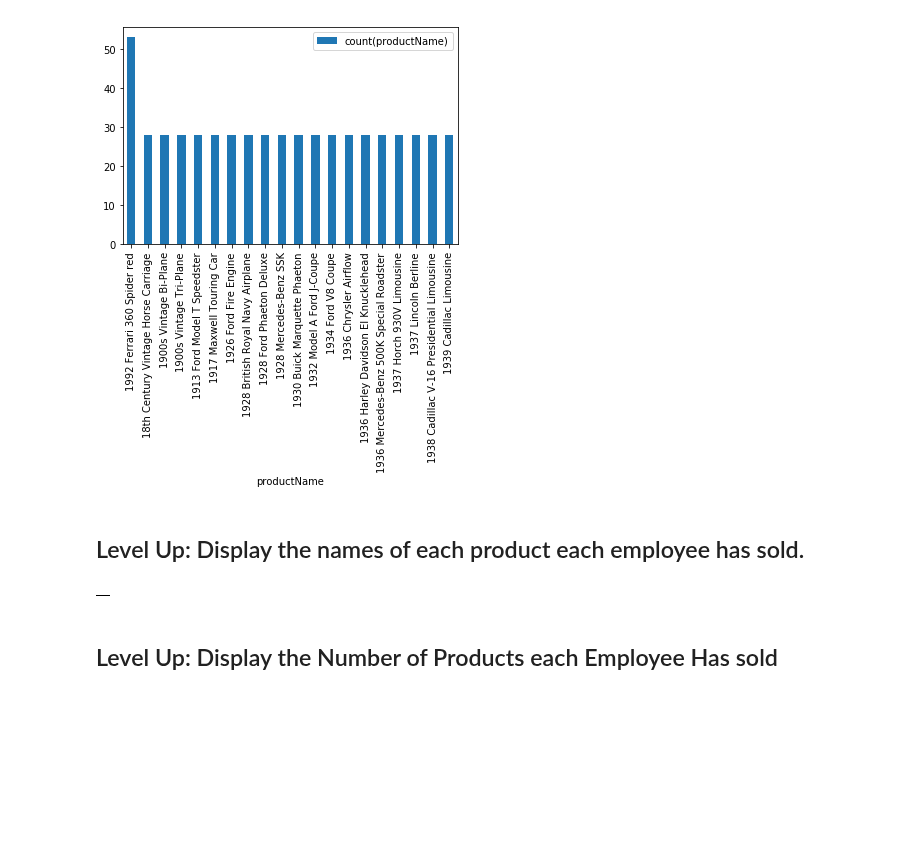
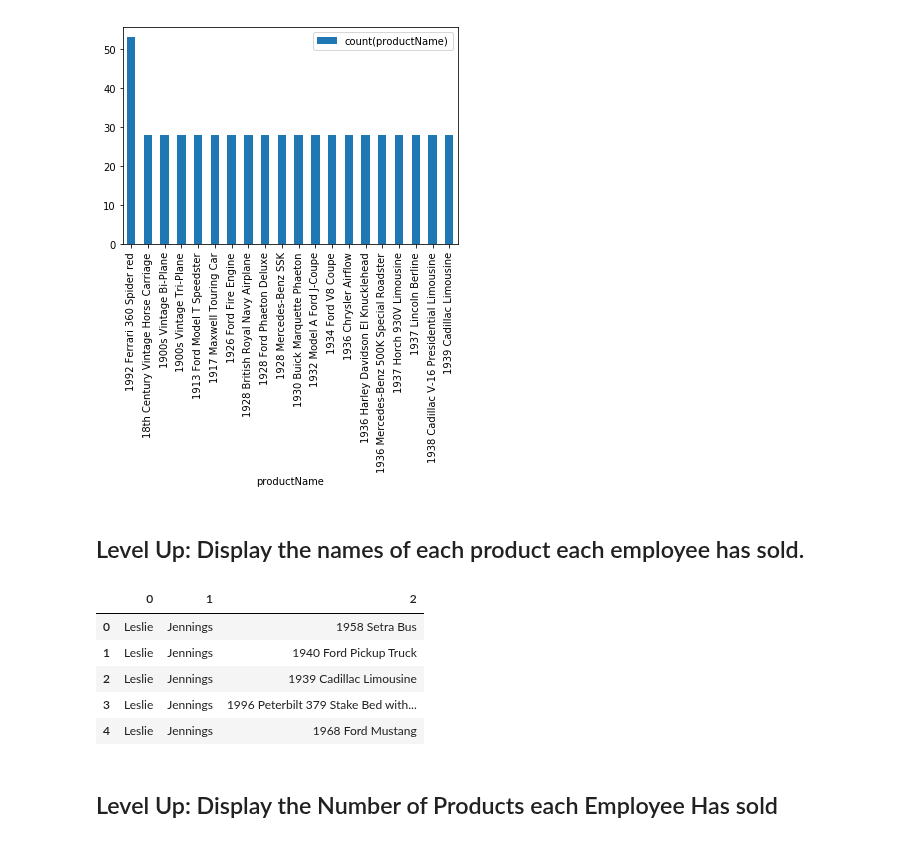
Before and after one commit to graceh3/dsc-1-05-11-join-statements-lab-nyc-ds-career-012819, a Jupyter notebook: index.ipynb, the cells around one changed output. Drawn from its saved outputs; the diff is of its cells as text; code cells hidden in the pictures; blank space fills up the shorter version.

```diff
--- a/index.ipynb
+++ b/index.ipynb
@@ -151,18 +151,24 @@ df_graph.head(20).plot(kind='bar')
 # %%
 # Your code here
 cursor.execute('''SELECT firstName, lastName, productName FROM employees
                         INNER JOIN customers
                             on employees.employeeNumber = customers.salesRepEmployeeNumber
                         LEFT JOIN orders
                             on customers.customerNumber = orders.customerNumber
                         LEFT JOIN orderdetails
                             on orders.orderNumber = orderdetails.orderNumber
                         LEFT JOIN products
-                            on orderdetails.productCode = products.productCode''').fetchall()
+                            on orderdetails.productCode = products.productCode''')
 df = pd.DataFrame(cursor.fetchall())
 df.head()
+df
 # %% [output]
-|  |
+|  | 0 | 1 | 2 |
+| 0 | Leslie | Jennings | 1958 Setra Bus |
+| 1 | Leslie | Jennings | 1940 Ford Pickup Truck |
+| 2 | Leslie | Jennings | 1939 Cadillac Limousine |
+| 3 | Leslie | Jennings | 1996 Peterbilt 379 Stake Bed with... |
+| 4 | Leslie | Jennings | 1968 Ford Mustang |
 # %% [markdown]
 ## Level Up: Display the Number of Products each Employee Has sold
 # %%
```
